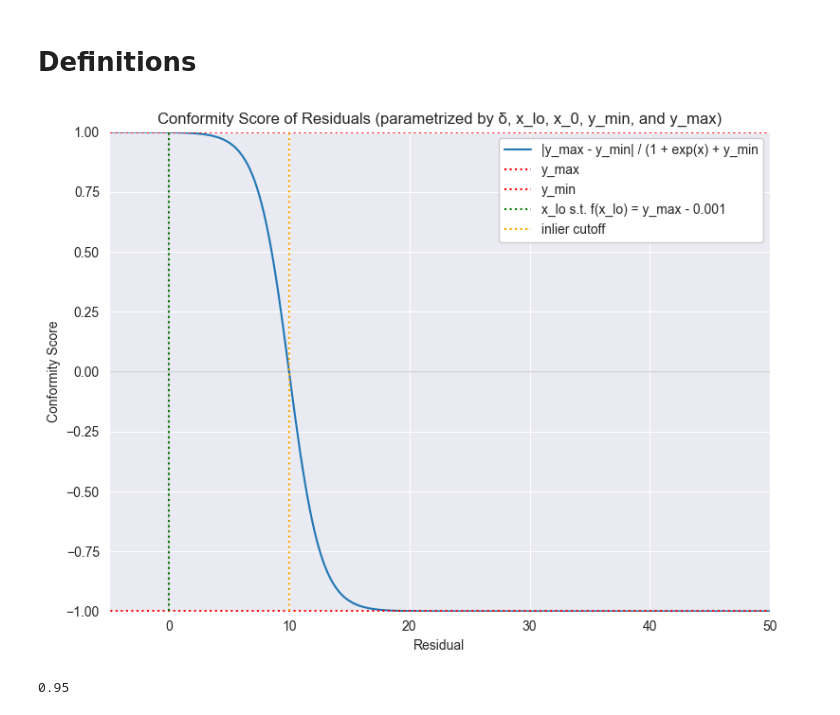
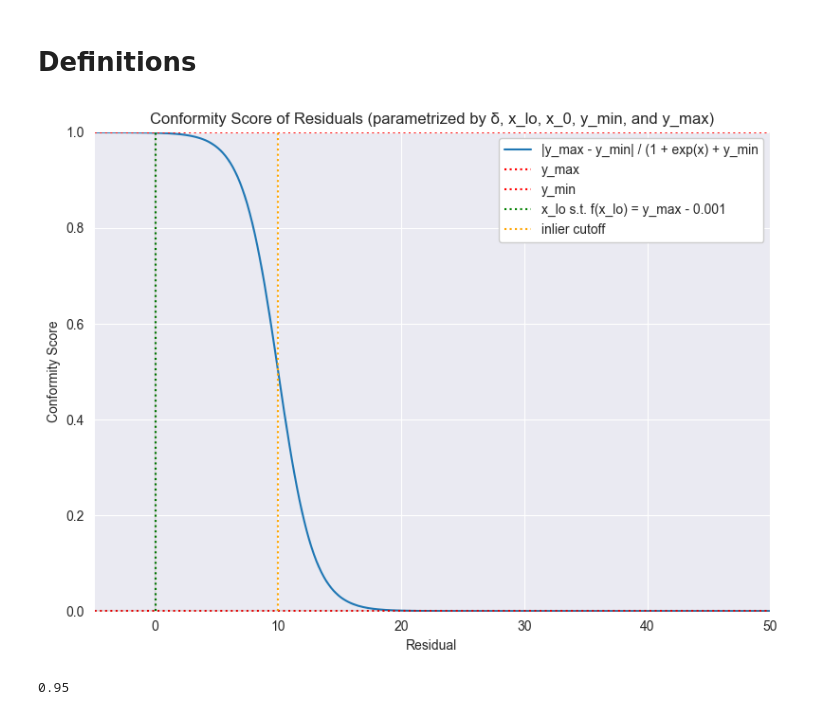
Before and after one commit to DylanLukes/renkon, a Jupyter notebook: notebooks/Experiments.ipynb, the cells around one changed output. Cells and saved outputs as stored; diff of their text form; code cells hidden in the pictures.

```diff
--- a/notebooks/Experiments.ipynb
+++ b/notebooks/Experiments.ipynb
@@ -144,7 +144,7 @@ delta = 0.001
 
 # y-values of sigmoids asymptotes:
 y_max = 1
-y_min = -1
+y_min = 0
 
 # "Amplitude" of the sigmoid:
 amp = dist(y_max, y_min)
@@ -152,7 +152,6 @@ amp = dist(y_max, y_min)
 # x-values where the sigmoid is at 0, reaches y_max - delta, and y_min + delta:
 x_lo = 0
 x_0 = 10
-
 x_hi = 2 * (x_0 - x_lo)
 
 # "Wavelength" of the sigmoid:
@@ -172,34 +171,34 @@ ax.set_xlim(np.min(x), np.max(x))
 ax.set_ylim(y_min - delta, y_max + delta)
 
 ax.plot(x, y, label="|y_max - y_min| / (1 + exp(x) + y_min")
 
 # Draw lines for y_max and y_min:
 ax.hlines(y_max, np.min(x), np.max(x), color="red", linestyle=":", label="y_max")
 ax.hlines(y_min, np.min(x), np.max(x), color="red", linestyle=":", label="y_min")
 
 # Draw vertical lines for x_lo and x_hi:
 ax.vlines(x_lo, np.min(y), np.max(y), color="green", linestyle=":", label=f"x_lo s.t. f(x_lo) = y_max - {delta}")
 # ax.vlines(x_hi, np.min(y), np.max(y), color="green", linestyle=":", label=f"x_hi s.t. f(x_hi) = y_min + {delta}")
 
 # Draw vertical line for x_0:
 ax.vlines(x_0, np.min(y), np.max(y), color="orange", linestyle=":", label=f"inlier cutoff")
 
 # Zero lines for x and y:
 ax.hlines(0, np.min(x), np.max(x), color="black", alpha=0.1)
 ax.vlines(0, np.min(y), np.max(y), color="black", alpha=0.1)
 
 # Draw legend with solid background.
 ax.legend(frameon=True, facecolor="white", framealpha=1.0)
 ax.set_xlim(x_lo - 5, max(x) / 2)
 ax.xaxis.set_major_locator(plt.MultipleLocator(10))
 
 ax.set_xlabel("Residual")
 ax.set_ylabel("Conformity Score")
 ax.set_title("Conformity Score of Residuals (parametrized by δ, x_lo, x_0, y_min, and y_max)")
 
 fig.tight_layout()
 # %% [output]
-[figure, old version]
+[figure, new version]
 # %%
 # %% [output]
 0.95
```
Also changed, not shown: parts of 1 cell of this notebook, 19 other files.
